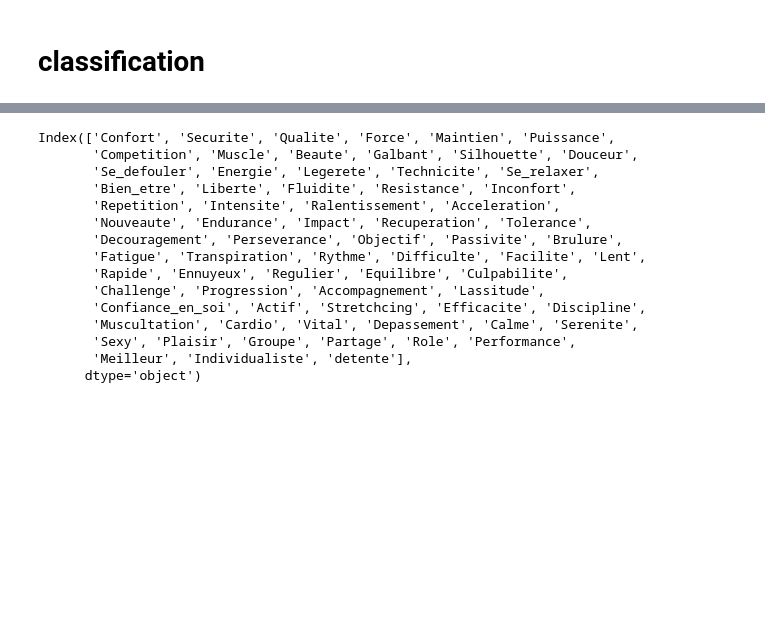
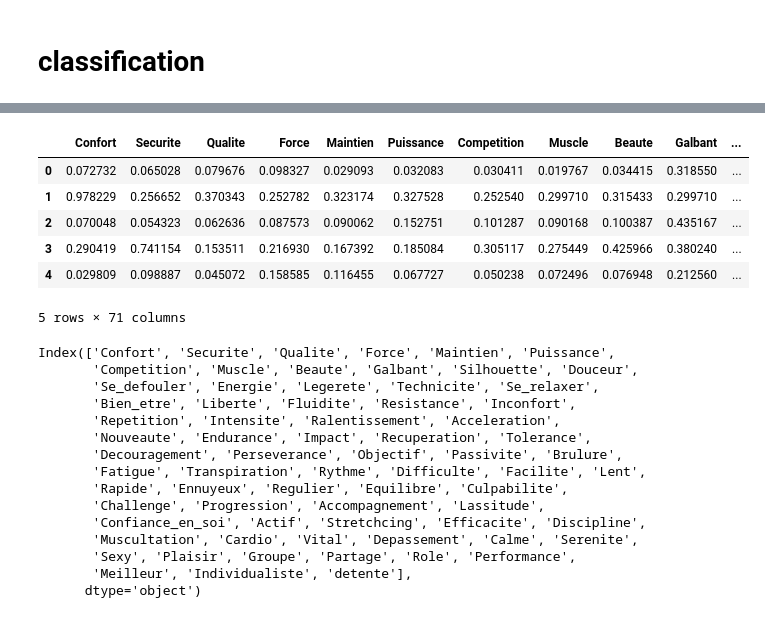
Before and after one commit to master-csmi/2022-m1-staps, a Jupyter notebook: motives_part/projet.ipynb, the cells around one changed output, grey strips where cells are left out. Cells and saved outputs as stored; diff of their text form; code cells hidden in the pictures; blank space fills up the shorter version.

```diff
--- a/motives_part/projet.ipynb
+++ b/motives_part/projet.ipynb
@@ -312,3 +312,15 @@ y_3 = df.loc[:,'clust']
 # y_4 = df.loc[:,'cluster4']
 # y_5 = df.loc[:,'cluster5']
+# %%
+X = df
+X.drop(df.columns[[0,1,2]], axis = 1, inplace = True)
+X.head()
+# %% [output]
+|  | Confort | Securite | Qualite | Force | Maintien | Puissance | Competition | Muscle | Beaute | Galbant | ... |
+| 0 | 0.072732 | 0.065028 | 0.079676 | 0.098327 | 0.029093 | 0.032083 | 0.030411 | 0.019767 | 0.034415 | 0.318550 | ... |
+| 1 | 0.978229 | 0.256652 | 0.370343 | 0.252782 | 0.323174 | 0.327528 | 0.252540 | 0.299710 | 0.315433 | 0.299710 | ... |
+| 2 | 0.070048 | 0.054323 | 0.062636 | 0.087573 | 0.090062 | 0.152751 | 0.101287 | 0.090168 | 0.100387 | 0.435167 | ... |
+| 3 | 0.290419 | 0.741154 | 0.153511 | 0.216930 | 0.167392 | 0.185084 | 0.305117 | 0.275449 | 0.425966 | 0.380240 | ... |
+| 4 | 0.029809 | 0.098887 | 0.045072 | 0.158585 | 0.116455 | 0.067727 | 0.050238 | 0.072496 | 0.076948 | 0.212560 | ... |
+5 rows × 71 columns
 # %%
```
Also changed, not shown: parts of 19 cells of this notebook, 9 other files.
